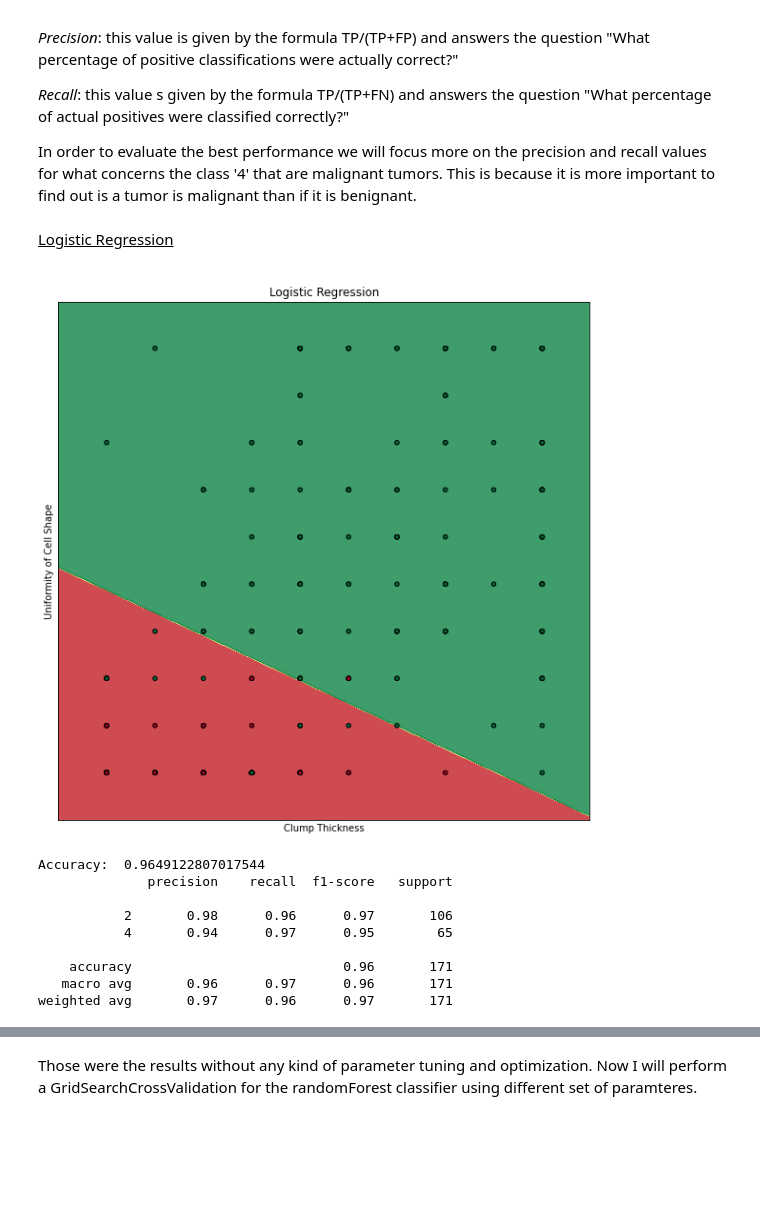
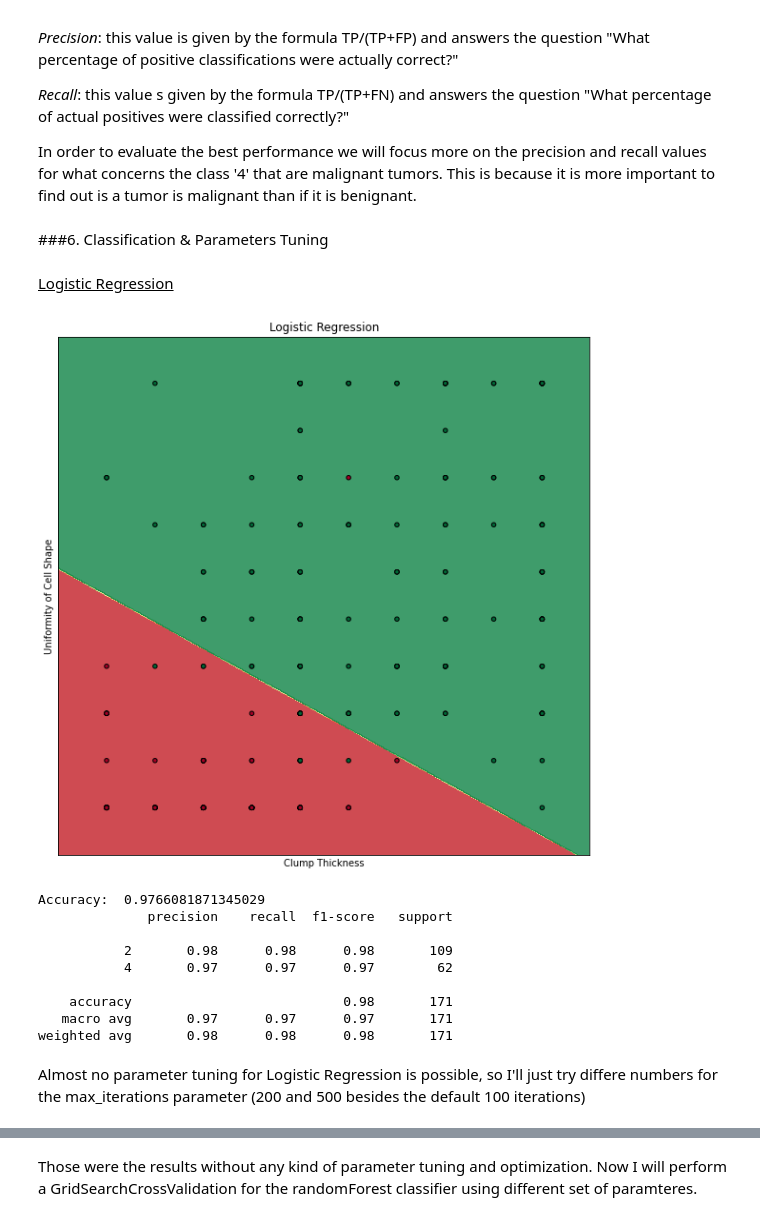
Before and after one commit to Vaelthur/DataSpaces_Tesina, a Jupyter notebook: DS_Tesina.ipynb, the cells around one changed output, grey strips where cells are left out. Drawn from its saved outputs; the diff is of its cells as text; code cells hidden in the pictures; blank space fills up the shorter version.

```diff
--- a/DS_Tesina.ipynb
+++ b/DS_Tesina.ipynb
@@ -261,36 +284,40 @@ Let's give some informations about these two parameters:
 
 In order to evaluate the best performance we will focus more on the precision and recall values for what concerns the class '4' that are malignant tumors. This is because it is more important to find out is a tumor is malignant than if it is benignant.
 <br>
+# %% [markdown]
+###6. Classification & Parameters Tuning
 # %% [markdown]
-<p><u>Logistic Regression</u><p>
+<u>Logistic Regression</u>
 # %%
-logReg = LogisticRegression(max_iter=200) # instance of the model
+logReg = LogisticRegression() # instance of the model
 
 # cross validation to prevent overfitting
 kf = model_selection.KFold(n_splits=5)
 
 accuracy = []
 
 for tr_ind, te_ind in kf.split(X_train):
   X_t, X_v = X_train[tr_ind], X_train[te_ind]
   Y_t, Y_v = Y_train[tr_ind], Y_train[te_ind]
   logReg.fit(X_t, Y_t)
   accuracy.append(metrics.accuracy_score(Y_v, logReg.predict(X_v), normalize=True)*100)
 
 logReg2 = clone(logReg)
 
 plotClassifierResults(logReg2, "Logistic Regression")
 
 print("Accuracy: ", logReg.score(X_test, Y_test))
 print(classification_report(Y_test, logReg.predict(X_test)))
 # %% [output]
-[figure, old version]
+[figure, new version]
-Accuracy:  0.9649122807017544
+Accuracy:  0.9766081871345029
               precision    recall  f1-score   support
 
-           2       0.98      0.96      0.97       106
-           4       0.94      0.97      0.95        65
+           2       0.98      0.98      0.98       109
+           4       0.97      0.97      0.97        62
 
-    accuracy                           0.96       171
-   macro avg       0.96      0.97      0.96       171
-weighted avg       0.97      0.96      0.97       171
+    accuracy                           0.98       171
+   macro avg       0.97      0.97      0.97       171
+weighted avg       0.98      0.98      0.98       171
+# %% [markdown]
+Almost no parameter tuning for Logistic Regression is possible, so I'll just try differe numbers for the max_iterations parameter (200 and 500 besides the default 100 iterations)
```
Also changed, not shown: parts of 23 cells of this notebook.
